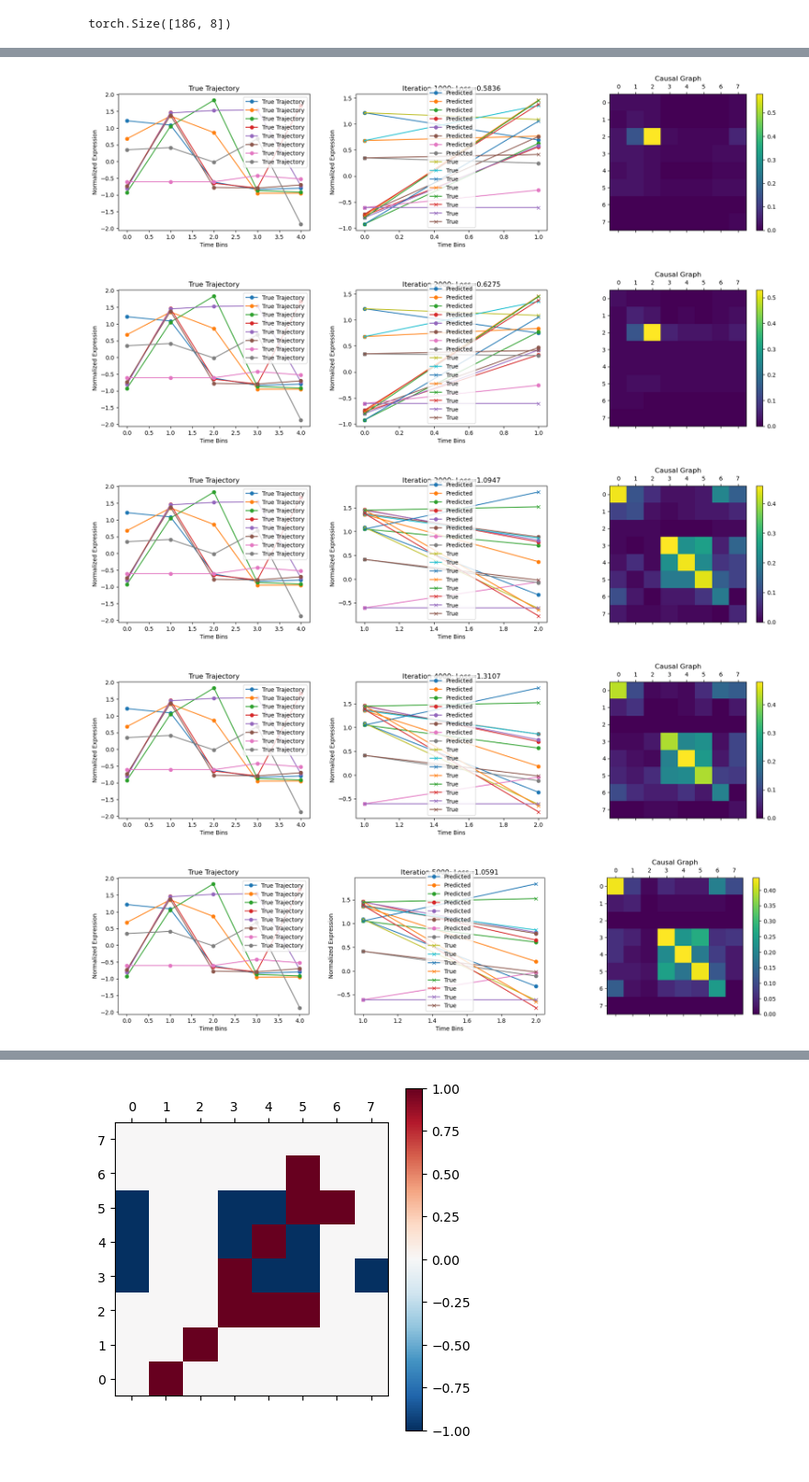
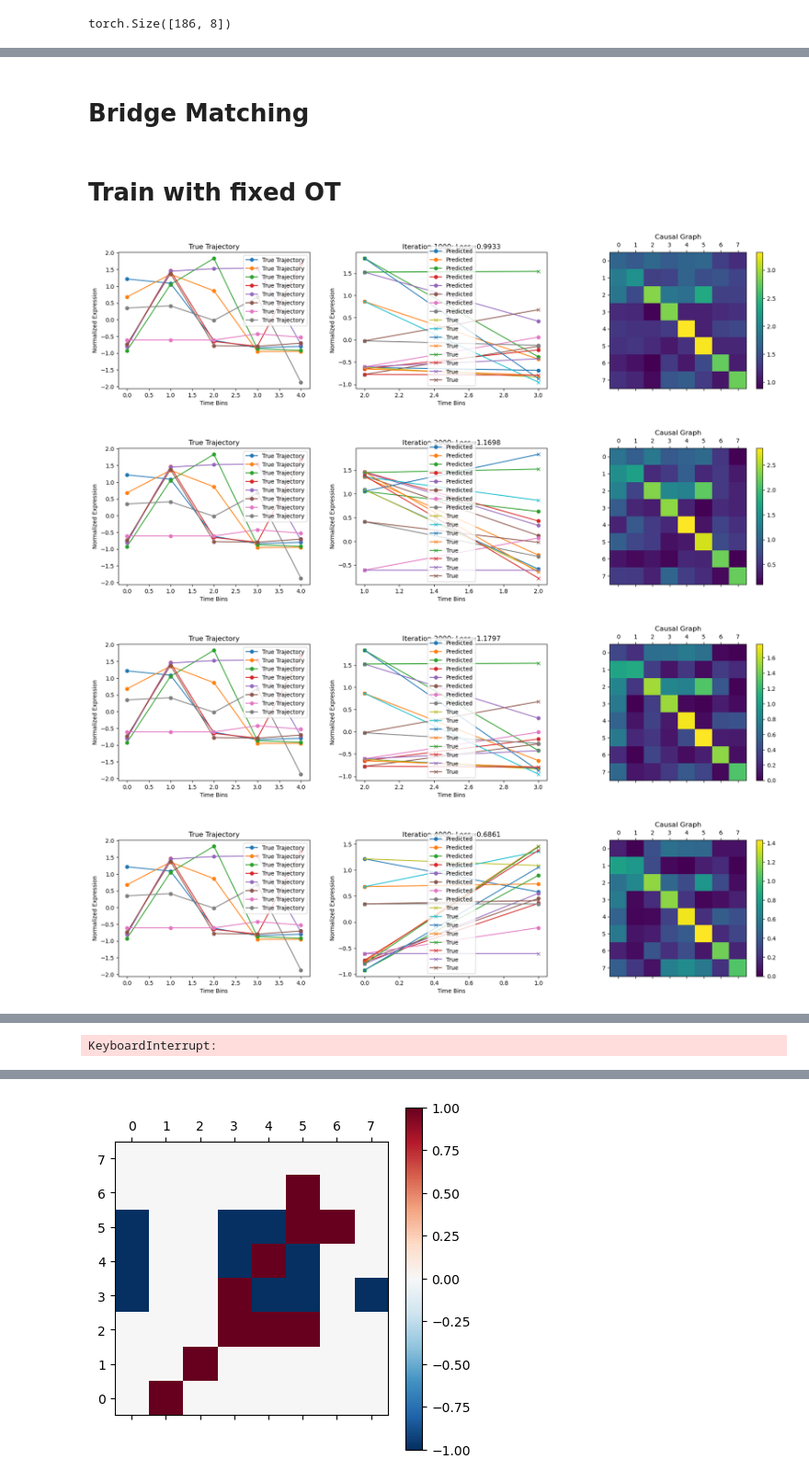
Before and after one commit to NoahElRimawiFine/Graphical-modelling-continuous-time, a Jupyter notebook: experiments/bio_experiment_two.ipynb, the cells around one changed output, grey strips where cells are left out. Shown at 92% size. Drawn from its saved outputs; the diff is of its cells as text; code cells hidden in the pictures.

```diff
--- a/experiments/bio_experiment_two.ipynb
+++ b/experiments/bio_experiment_two.ipynb
@@ -323,0 +449,2 @@ def train_sequential_discrete_time_ode(
+# %% [markdown]
+# Bridge Matching
@@ -324,29 +671,48 @@ def train_sequential_discrete_time_ode(
+# %% [markdown]
+# Train with fixed OT
 # %%
 importlib.reload(models)
 num_variables = 8
-hidden_dim = 500
-dims = [num_variables, hidden_dim, 1]  # Example: [8, 500, 1]
-func = models.MLPODEF(dims=dims, GL_reg=0.05)
+hidden_dim = 200
+dims = [num_variables, hidden_dim, 1]
+func = models.MLPODEF(dims=dims, GL_reg=0.15)
+
+wt_idx = [i for i, ko in enumerate(kos) if ko is None]
+adatas_wt = [adatas[i] for i in wt_idx]
+kos_wt = [kos[i] for i in wt_idx]
+t = adatas[0].obs["t"].max()
 
 # Prepare your data tensor
 # Assuming you have loaded your data into 'adata' as a single AnnData object
 grouped_data = prepare_time_binned_data(adatas[0], time_column='t')
 normalized_data, scaler = normalize_data(grouped_data)
+
+pis = compute_all_pis_fixed(adatas_wt[0], t, reg=1e-1)
+
+# train_with_fixed_ot_plans(
+#     func=func,
+#     adatas=adatas_wt[0],
+#     all_pis=pis,
+#     t=t,
+#     n_steps=5000,
+#     batch_size=64,
+#     device="cuda" if torch.cuda.is_available() else "cpu",
+# )
+
 
 # Train the model
 train_sequential_discrete_time_ode(
     func=func,
     normalized_data=normalized_data,
     n_steps_per_transition=2500,  # Total steps = 2500 * 4 = 10000
     plot_freq=1000,
     l1_reg=0.0,
-    l2_reg=0.05,
+    l2_reg=0.0,
     plot=True,
     device="cuda" if torch.cuda.is_available() else "cpu"
 )
 # %% [output]
-[figure, old version]
+[figure, new version]
-[figure, old version]
+[figure, new version]
-[figure, old version]
+[figure, new version]
-[figure, old version]
+[figure, new version]
-[figure, removed]
@@ -358 +719,2 @@ train_sequential_discrete_time_ode(
+KeyboardInterrupt:
 # %%
```
Also changed, not shown: parts of 39 cells of this notebook.
